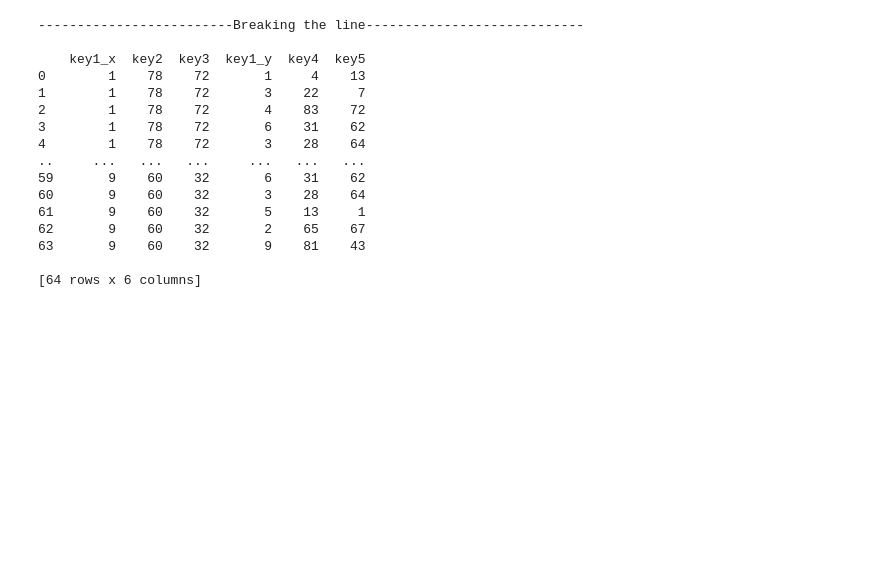
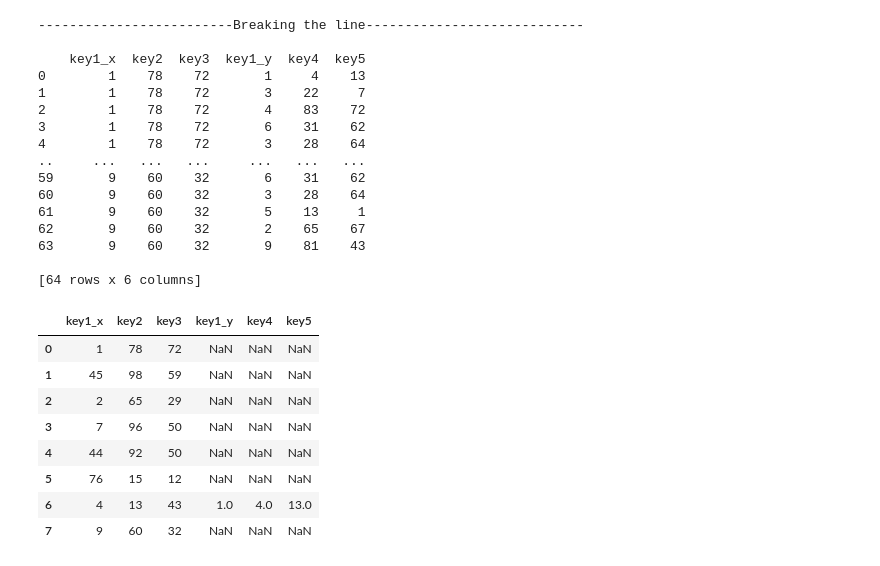
Before and after one commit to vedprakash8721/Abhishek-Data-Science-Portfolio, a Jupyter notebook: Python/Module 8 ( Pandas )/Pandas Advance V3.ipynb, the cells around one changed output. Drawn from its saved outputs; the diff is of its cells as text; code cells hidden in the pictures; blank space fills up the shorter version.

Commit message:
Pandas Advance V3: Some advance merge

```diff
--- a/Python/Module 8 ( Pandas )/Pandas Advance V3.ipynb
+++ b/Python/Module 8 ( Pandas )/Pandas Advance V3.ipynb
@@ -186,3 +186,16 @@ print(pd.merge(df1,df2,how="cross")) # all the elements will come like first row
 63       9    60    32       9    81    43
 
 [64 rows x 6 columns]
+# %%
+# some advance merge in data frames
+display(pd.merge(df1,df2,how='left',left_on="key1",right_on="key4")) # as you can see how="left" then all elements of df1 and according to the condition leff on and right on the common from them will be print
+# %% [output]
+|  | key1_x | key2 | key3 | key1_y | key4 | key5 |
+| 0 | 1 | 78 | 72 | NaN | NaN | NaN |
+| 1 | 45 | 98 | 59 | NaN | NaN | NaN |
+| 2 | 2 | 65 | 29 | NaN | NaN | NaN |
+| 3 | 7 | 96 | 50 | NaN | NaN | NaN |
+| 4 | 44 | 92 | 50 | NaN | NaN | NaN |
+| 5 | 76 | 15 | 12 | NaN | NaN | NaN |
+| 6 | 4 | 13 | 43 | 1.0 | 4.0 | 13.0 |
+| 7 | 9 | 60 | 32 | NaN | NaN | NaN |
```
Also changed, not shown: parts of 1 cell of this notebook.
